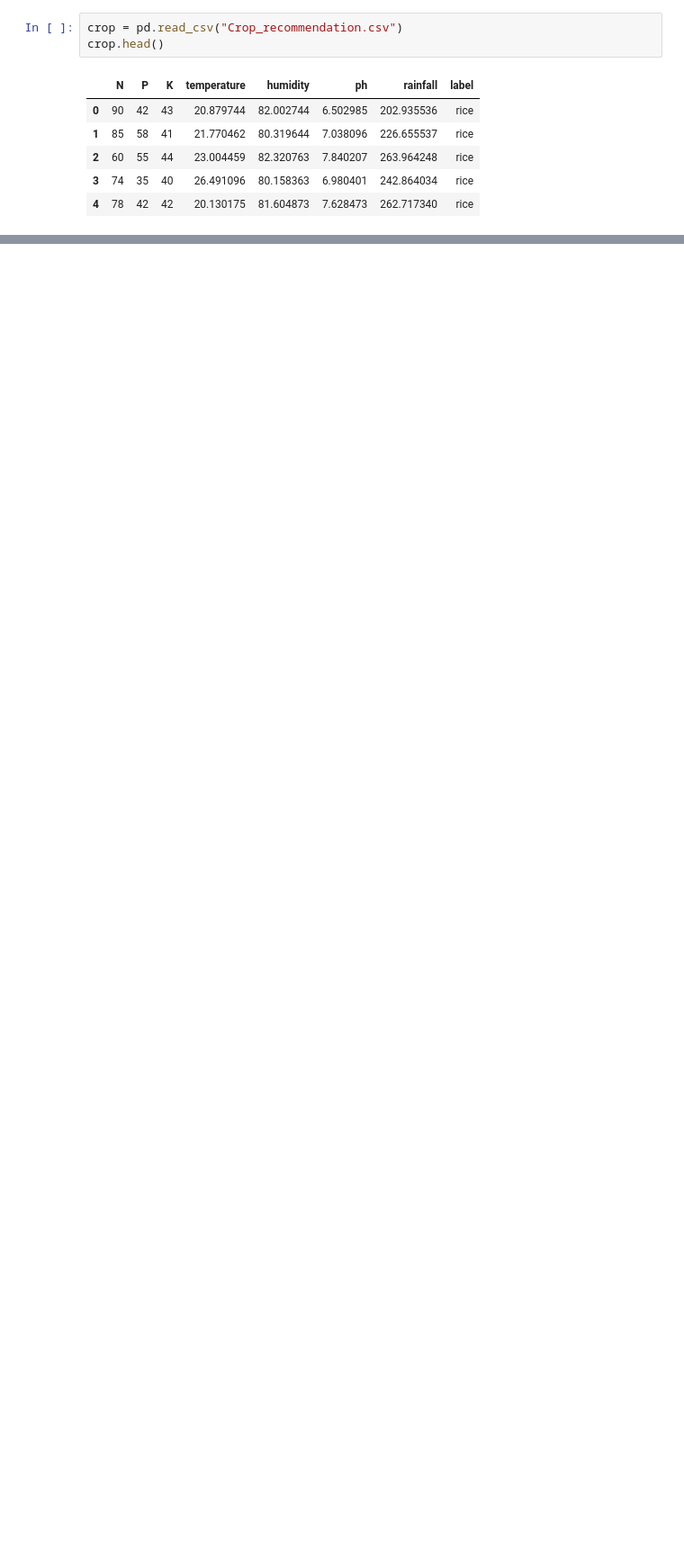
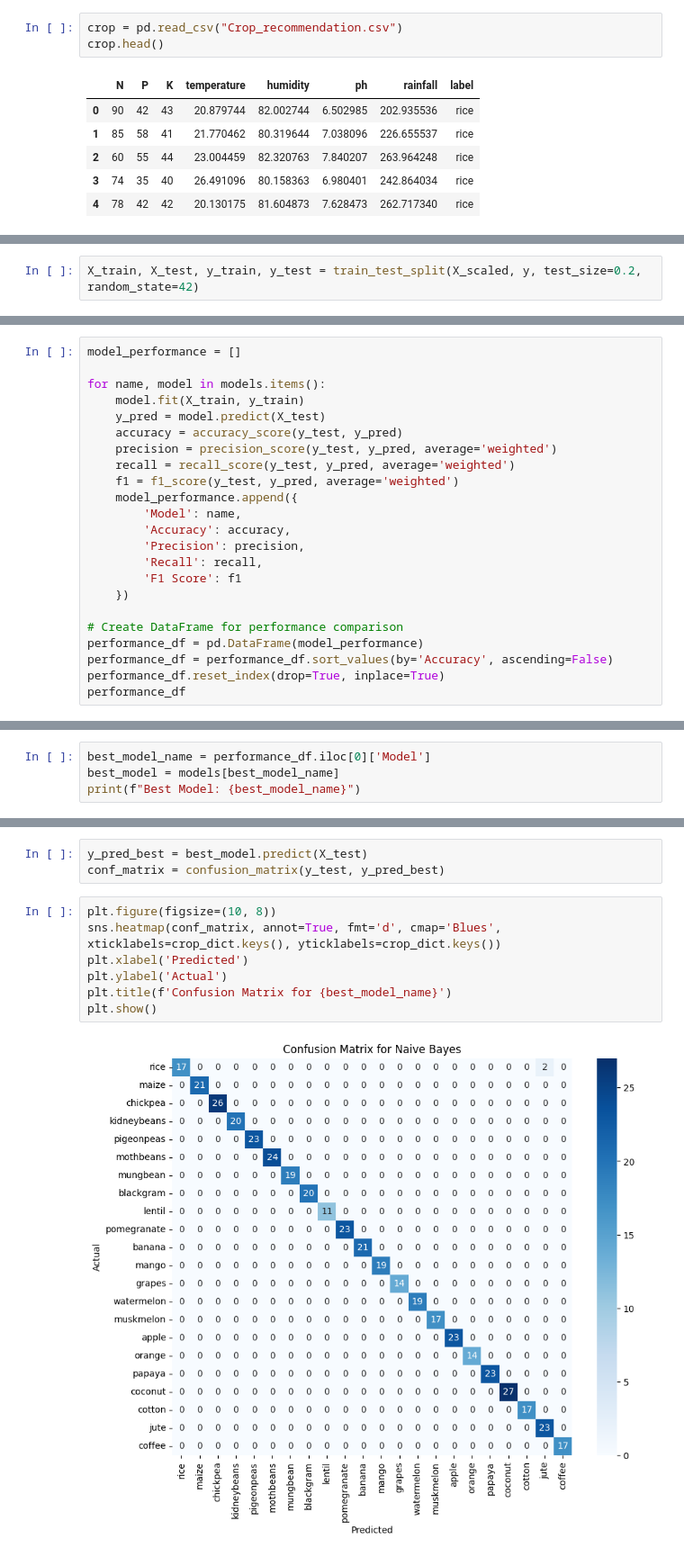
Before and after one commit to rockmerev/croprec, a Jupyter notebook: pj1/crs.ipynb, the cells around one changed output, grey strips where cells are left out. Shown at 90% size. Drawn from its saved outputs; the diff is of its cells as text; blank space fills up the shorter version.

```diff
--- a/pj1/crs.ipynb
+++ b/pj1/crs.ipynb
@@ -506,0 +48,2 @@ crop_dicty = {
+# %%
+X_train, X_test, y_train, y_test = train_test_split(X_scaled, y, test_size=0.2, random_state=42)
@@ -506,0 +60,23 @@ crop_dicty = {
+# %%
+model_performance = []
+
+for name, model in models.items():
+    model.fit(X_train, y_train)
+    y_pred = model.predict(X_test)
+    accuracy = accuracy_score(y_test, y_pred)
+    precision = precision_score(y_test, y_pred, average='weighted')
+    recall = recall_score(y_test, y_pred, average='weighted')
+    f1 = f1_score(y_test, y_pred, average='weighted')
+    model_performance.append({
+        'Model': name,
+        'Accuracy': accuracy,
+        'Precision': precision,
+        'Recall': recall,
+        'F1 Score': f1
+    })
+
+# Create DataFrame for performance comparison
+performance_df = pd.DataFrame(model_performance)
+performance_df = performance_df.sort_values(by='Accuracy', ascending=False)
+performance_df.reset_index(drop=True, inplace=True)
+performance_df
@@ -506,0 +92,4 @@ crop_dicty = {
+# %%
+best_model_name = performance_df.iloc[0]['Model']
+best_model = models[best_model_name]
+print(f"Best Model: {best_model_name}")
@@ -506,0 +98,12 @@ crop_dicty = {
+# %%
+y_pred_best = best_model.predict(X_test)
+conf_matrix = confusion_matrix(y_test, y_pred_best)
+# %%
+plt.figure(figsize=(10, 8))
+sns.heatmap(conf_matrix, annot=True, fmt='d', cmap='Blues', xticklabels=crop_dict.keys(), yticklabels=crop_dict.keys())
+plt.xlabel('Predicted')
+plt.ylabel('Actual')
+plt.title(f'Confusion Matrix for {best_model_name}')
+plt.show()
+# %% [output]
+[figure, added]
```
Also changed, not shown: parts of 48 cells of this notebook, 30 other files.
